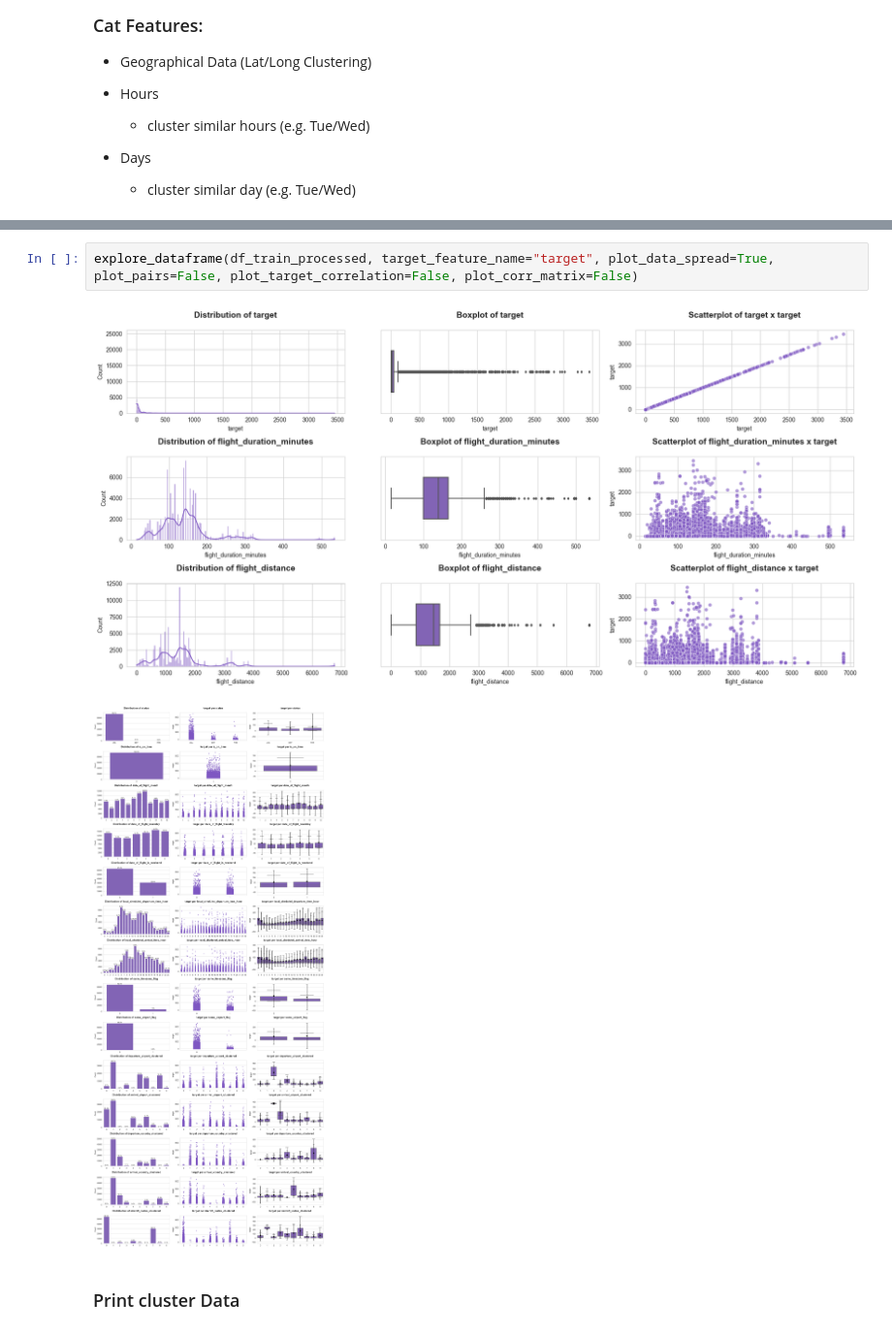
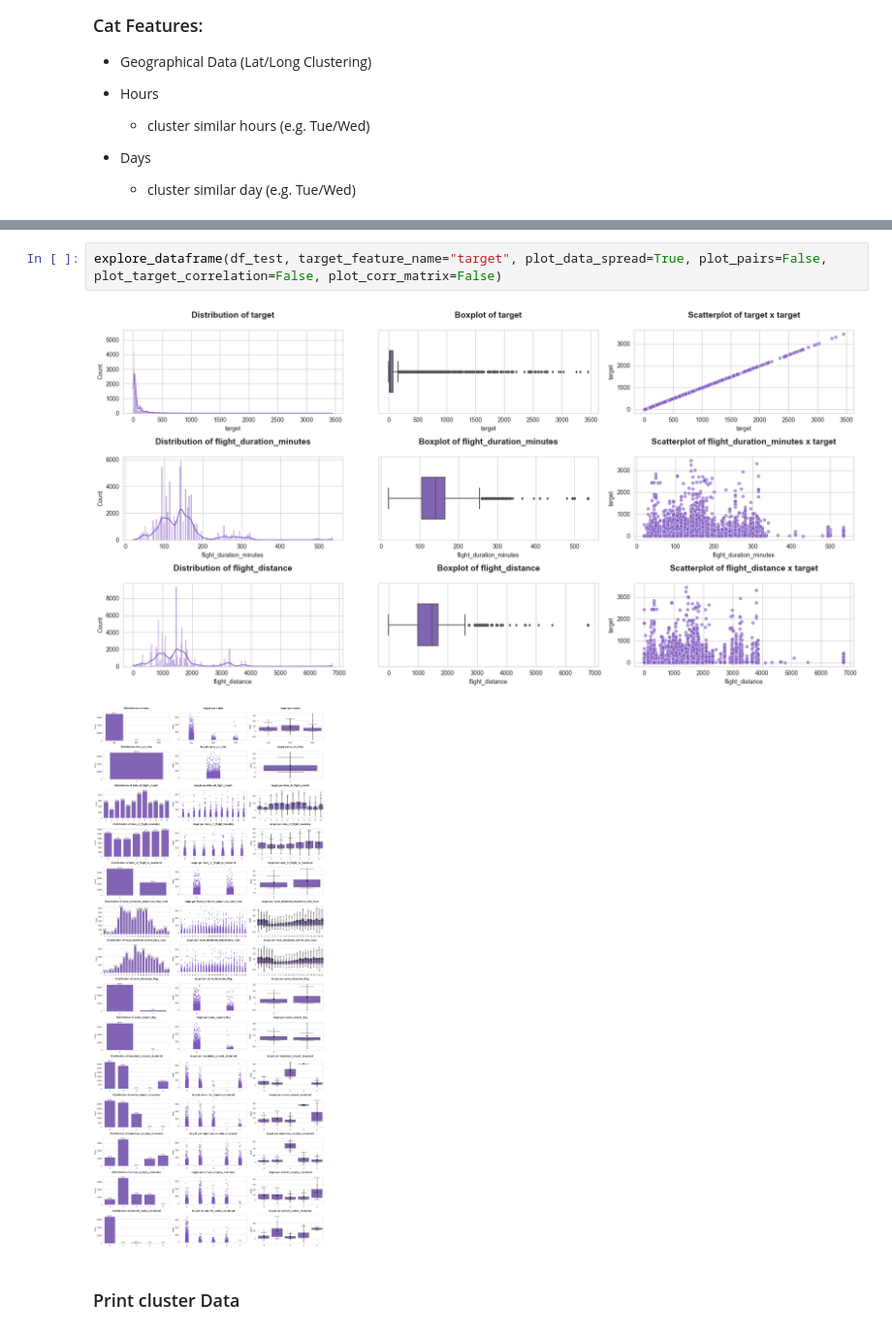
Before and after one commit to Johannes-Kutsch/flight-delay-prediction-challenge, a Jupyter notebook: Notebooks_Personal/Johannes.ipynb, the cells around one changed output, grey strips where cells are left out. Shown at 97% size. Saved outputs shown, nothing was run; the diff lists cells and outputs as text.

```diff
--- a/Notebooks_Personal/Johannes.ipynb
+++ b/Notebooks_Personal/Johannes.ipynb
@@ -347,8 +478,8 @@ DUPLICATE ENTRIES DETECTED: 11355/94440 (12.02%) additional duplicate entries
 # %%
-explore_dataframe(df_train_processed, target_feature_name="target", plot_data_spread=True, plot_pairs=False, plot_target_correlation=False, plot_corr_matrix=False)
+explore_dataframe(df_test, target_feature_name="target", plot_data_spread=True, plot_pairs=False, plot_target_correlation=False, plot_corr_matrix=False)
 # %% [output]
-[figure, old version]
+[figure, new version]
-[figure, old version]
+[figure, new version]
 # %% [markdown]
 ### Print cluster Data
 # %%
```
Also changed, not shown: parts of 19 cells of this notebook, 7 other files.
